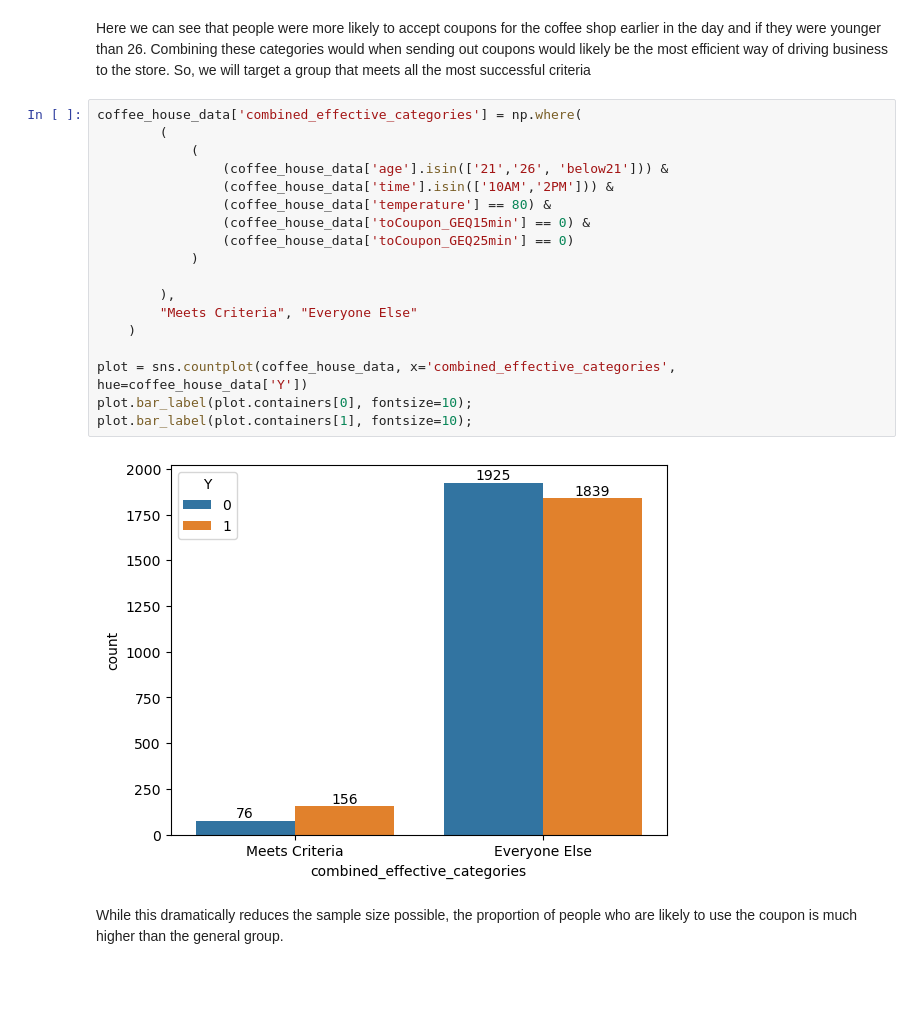
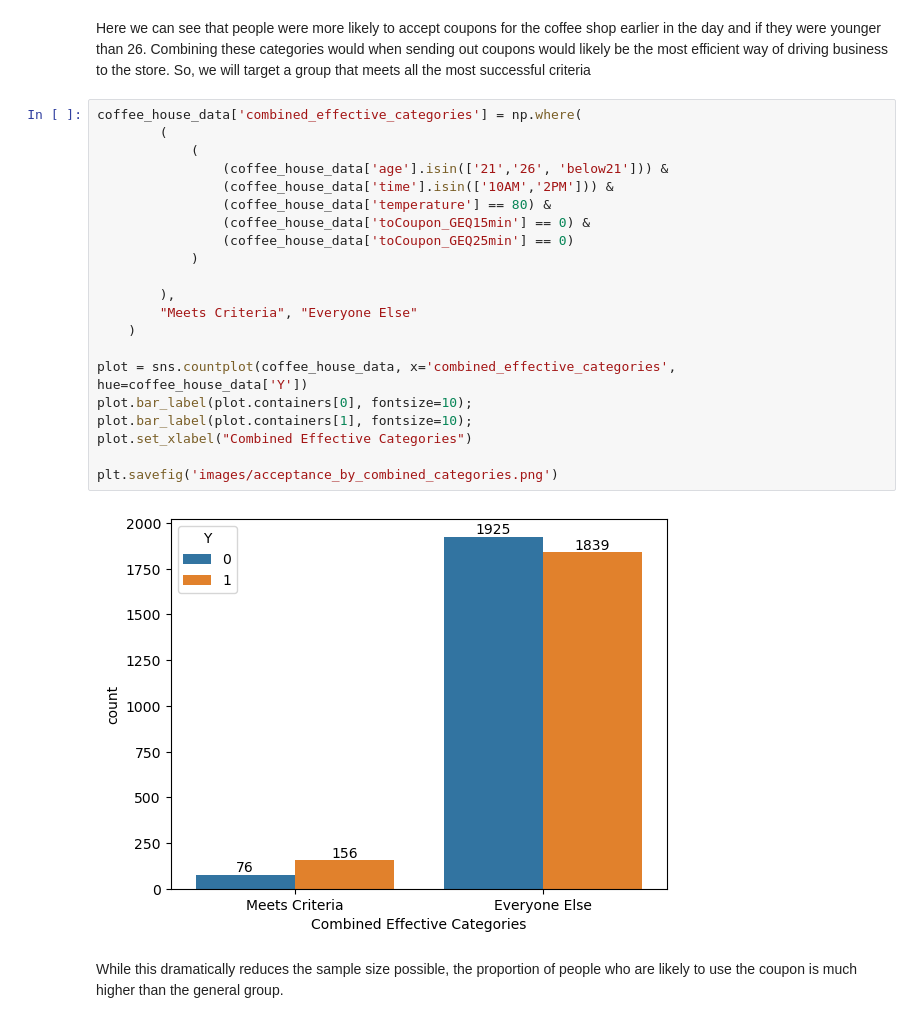
Before and after one commit to pratikbassi/Will-the-Customer-Accept-the-Coupon-, a Jupyter notebook: prompt.ipynb, the cells around one changed output. Cells and saved outputs as stored; diff of their text form; blank space fills up the shorter version.

Commit message:
images, readme, code changes
lots of changes, added images, readme changes, and savefigs in code.

```diff
--- a/prompt.ipynb
+++ b/prompt.ipynb
@@ -397,22 +406,25 @@ Here we can see that people were more likely to accept coupons for the coffee sh
 # %%
 coffee_house_data['combined_effective_categories'] = np.where(
         (
             (
                 (coffee_house_data['age'].isin(['21','26', 'below21'])) &
                 (coffee_house_data['time'].isin(['10AM','2PM'])) &
                 (coffee_house_data['temperature'] == 80) &
                 (coffee_house_data['toCoupon_GEQ15min'] == 0) &
                 (coffee_house_data['toCoupon_GEQ25min'] == 0)
             )
 
         ),
         "Meets Criteria", "Everyone Else"
     )
 
 plot = sns.countplot(coffee_house_data, x='combined_effective_categories', hue=coffee_house_data['Y'])
 plot.bar_label(plot.containers[0], fontsize=10);
 plot.bar_label(plot.containers[1], fontsize=10);
+plot.set_xlabel("Combined Effective Categories")
+
+plt.savefig('images/acceptance_by_combined_categories.png')
 # %% [output]
-[figure, old version]
+[figure, new version]
 # %% [markdown]
 While this dramatically reduces the sample size possible, the proportion of people who are likely to use the coupon is much higher than the general group.
```
Also changed, not shown: parts of 7 cells of this notebook, 9 other files.
